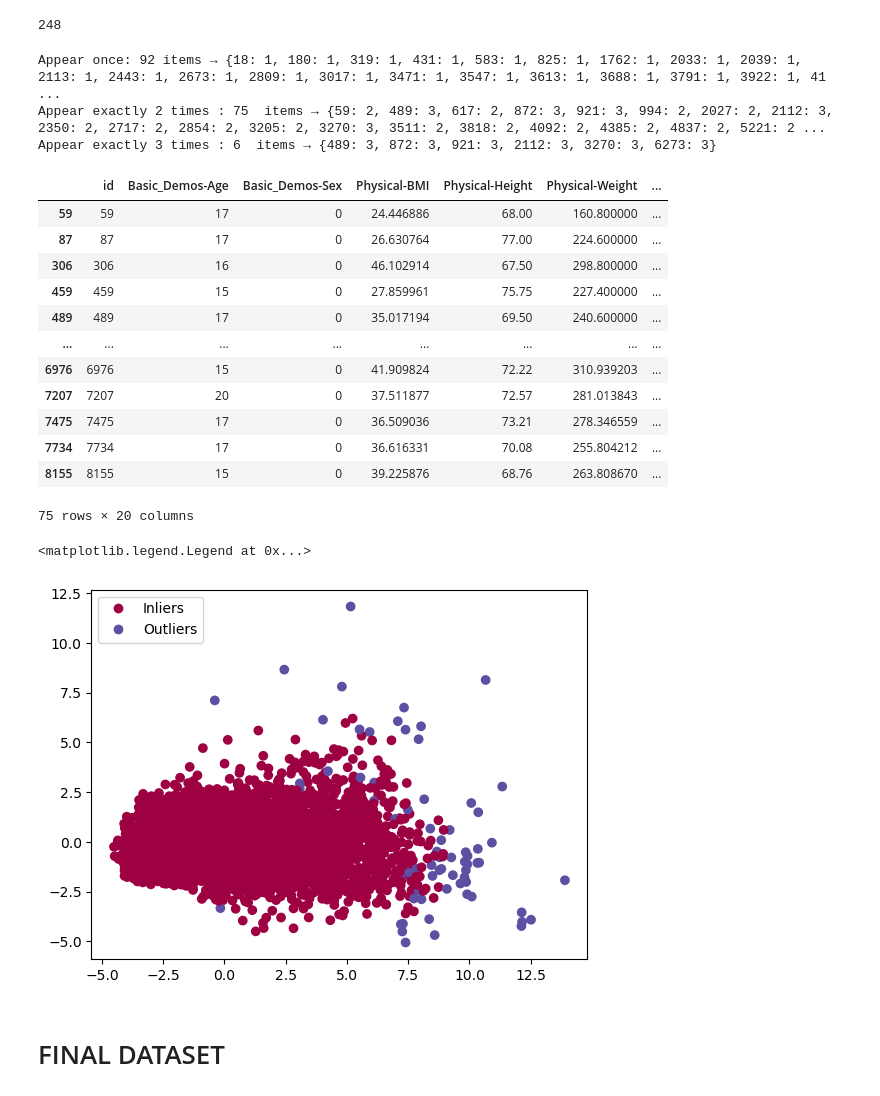
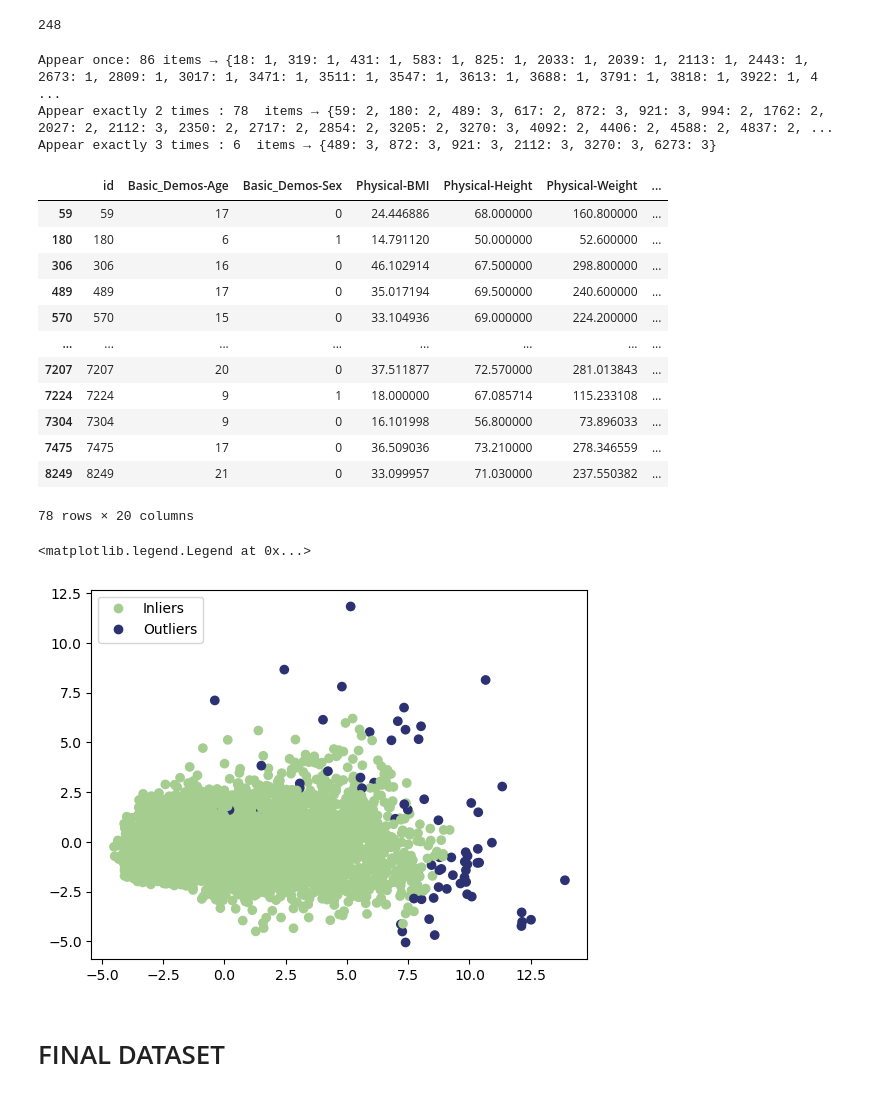
Before and after one commit to alicecalderini/DATAMINING_2-Project, a Jupyter notebook: 5.OUTLIER_DET/1.OUTLIER_DET.ipynb, the cells around one changed output. Cells and saved outputs as stored; diff of their text form; code cells hidden in the pictures.

```diff
--- a/5.OUTLIER_DET/1.OUTLIER_DET.ipynb
+++ b/5.OUTLIER_DET/1.OUTLIER_DET.ipynb
@@ -157,7 +157,7 @@ ax = fig.add_subplot()
 scatter = ax.scatter(pca_data['PC1'],
                      pca_data['PC2'],
                      c=pca_data['outlier score'],
-                     cmap='Spectral')
+                     cmap='crest')
 
 handles, labels = scatter.legend_elements()
 plt.legend(handles, ['Inliers', 'Outliers'], loc='upper left')
@@ -361,7 +361,7 @@ ax = fig.add_subplot()
 scatter = ax.scatter(pca_data['PC1'],
                      pca_data['PC2'],
                      c=pca_data['outlier score'],
-                     cmap='Spectral')
+                     cmap='crest')
 
 handles, labels = scatter.legend_elements()
 plt.legend(handles, ['Inliers', 'Outliers'], loc='upper left')
@@ -620,43 +620,43 @@ print(f"Appear once: {len(once)} items → {once}")
 print(f"Appear exactly 2 times : {len(twice)}  items → {twice}")
 print(f"Appear exactly 3 times : {len(triple)}  items → {triple}")
 # %% [output]
-Appear once: 92 items → {18: 1, 180: 1, 319: 1, 431: 1, 583: 1, 825: 1, 1762: 1, 2033: 1, 2039: 1, 2113: 1, 2443: 1, 2673: 1, 2809: 1, 3017: 1, 3471: 1, 3547: 1, 3613: 1, 3688: 1, 3791: 1, 3922: 1, 41 ...
-Appear exactly 2 times : 75  items → {59: 2, 489: 3, 617: 2, 872: 3, 921: 3, 994: 2, 2027: 2, 2112: 3, 2350: 2, 2717: 2, 2854: 2, 3205: 2, 3270: 3, 3511: 2, 3818: 2, 4092: 2, 4385: 2, 4837: 2, 5221: 2 ...
+Appear once: 86 items → {18: 1, 319: 1, 431: 1, 583: 1, 825: 1, 2033: 1, 2039: 1, 2113: 1, 2443: 1, 2673: 1, 2809: 1, 3017: 1, 3471: 1, 3511: 1, 3547: 1, 3613: 1, 3688: 1, 3791: 1, 3818: 1, 3922: 1, 4 ...
+Appear exactly 2 times : 78  items → {59: 2, 180: 2, 489: 3, 617: 2, 872: 3, 921: 3, 994: 2, 1762: 2, 2027: 2, 2112: 3, 2350: 2, 2717: 2, 2854: 2, 3205: 2, 3270: 3, 4092: 2, 4406: 2, 4588: 2, 4837: 2, ...
 Appear exactly 3 times : 6  items → {489: 3, 872: 3, 921: 3, 2112: 3, 3270: 3, 6273: 3}
 # %%
 df_original['score'] = df_original.apply(lambda x: 1 if x['id'] in twice else 0, axis=1)
 df_original[df_original['score']==1]
 # %% [output]
 |  | id | Basic_Demos-Age | Basic_Demos-Sex | Physical-BMI | Physical-Height | Physical-Weight | ... |
-| 59 | 59 | 17 | 0 | 24.446886 | 68.00 | 160.800000 | ... |
-| 87 | 87 | 17 | 0 | 26.630764 | 77.00 | 224.600000 | ... |
-| 306 | 306 | 16 | 0 | 46.102914 | 67.50 | 298.800000 | ... |
-| 459 | 459 | 15 | 0 | 27.859961 | 75.75 | 227.400000 | ... |
-| 489 | 489 | 17 | 0 | 35.017194 | 69.50 | 240.600000 | ... |
+| 59 | 59 | 17 | 0 | 24.446886 | 68.000000 | 160.800000 | ... |
+| 180 | 180 | 6 | 1 | 14.791120 | 50.000000 | 52.600000 | ... |
+| 306 | 306 | 16 | 0 | 46.102914 | 67.500000 | 298.800000 | ... |
+| 489 | 489 | 17 | 0 | 35.017194 | 69.500000 | 240.600000 | ... |
+| 570 | 570 | 15 | 0 | 33.104936 | 69.000000 | 224.200000 | ... |
 | ... | ... | ... | ... | ... | ... | ... | ... |
-| 6976 | 6976 | 15 | 0 | 41.909824 | 72.22 | 310.939203 | ... |
-| 7207 | 7207 | 20 | 0 | 37.511877 | 72.57 | 281.013843 | ... |
-| 7475 | 7475 | 17 | 0 | 36.509036 | 73.21 | 278.346559 | ... |
-| 7734 | 7734 | 17 | 0 | 36.616331 | 70.08 | 255.804212 | ... |
-| 8155 | 8155 | 15 | 0 | 39.225876 | 68.76 | 263.808670 | ... |
+| 7207 | 7207 | 20 | 0 | 37.511877 | 72.570000 | 281.013843 | ... |
+| 7224 | 7224 | 9 | 1 | 18.000000 | 67.085714 | 115.233108 | ... |
+| 7304 | 7304 | 9 | 0 | 16.101998 | 56.800000 | 73.896033 | ... |
+| 7475 | 7475 | 17 | 0 | 36.509036 | 73.210000 | 278.346559 | ... |
+| 8249 | 8249 | 21 | 0 | 33.099957 | 71.030000 | 237.550382 | ... |
-75 rows × 20 columns
+78 rows × 20 columns
 # %%
 pca = PCA(n_components=2)
 pca_data = pd.DataFrame(pca.fit_transform(X), columns=['PC1', 'PC2'])
 pca_data['score']= df_original['score'].values
 fig = plt.figure()
 ax = fig.add_subplot()
 
 scatter = ax.scatter(pca_data['PC1'],
                      pca_data['PC2'],
                      c=pca_data['score'],
-                     cmap='Spectral')
+                     cmap='crest')
 
 handles, labels = scatter.legend_elements()
 plt.legend(handles, ['Inliers', 'Outliers'], loc='upper left')
 # %% [output]
 <matplotlib.legend.Legend at 0x...>
-[figure, old version]
+[figure, new version]
 # %% [markdown]
 # FINAL DATASET
 # %%
```
Also changed, not shown: parts of 9 cells of this notebook, 4 other files.
